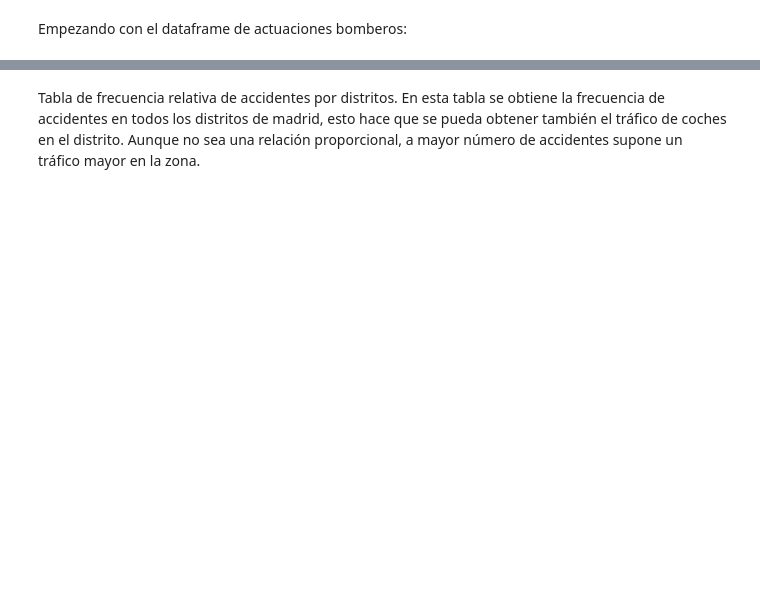
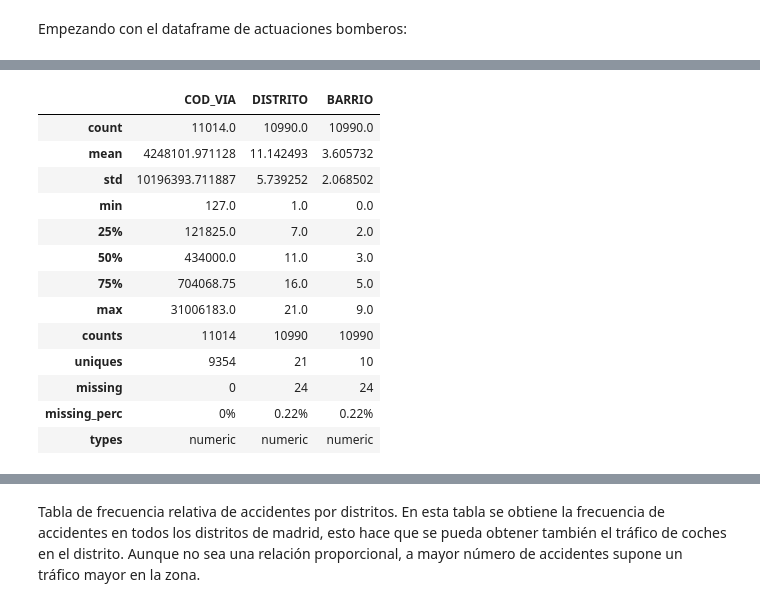
Before and after one commit to paula-gomezlucas/POD, a Jupyter notebook: CuadernoV1.ipynb, the cells around one changed output, grey strips where cells are left out. Cells and saved outputs as stored; diff of their text form; code cells hidden in the pictures; blank space fills up the shorter version.

```diff
--- a/CuadernoV1.ipynb
+++ b/CuadernoV1.ipynb
@@ -827,0 +1258,17 @@ data_loader.get_info('datasets/accidentalidad')
+# %%
+data_loader.dataframe_summary('VialesVigentesDistritosBarrios_20231004.csv')
+# %% [output]
+|  | COD_VIA | DISTRITO | BARRIO |
+| count | 11014.0 | 10990.0 | 10990.0 |
+| mean | 4248101.971128 | 11.142493 | 3.605732 |
+| std | 10196393.711887 | 5.739252 | 2.068502 |
+| min | 127.0 | 1.0 | 0.0 |
+| 25% | 121825.0 | 7.0 | 2.0 |
+| 50% | 434000.0 | 11.0 | 3.0 |
+| 75% | 704068.75 | 16.0 | 5.0 |
+| max | 31006183.0 | 21.0 | 9.0 |
+| counts | 11014 | 10990 | 10990 |
+| uniques | 9354 | 21 | 10 |
+| missing | 0 | 24 | 24 |
+| missing_perc | 0% | 0.22% | 0.22% |
+| types | numeric | numeric | numeric |
```
Also changed, not shown: parts of 42 cells of this notebook, 1 other file.
